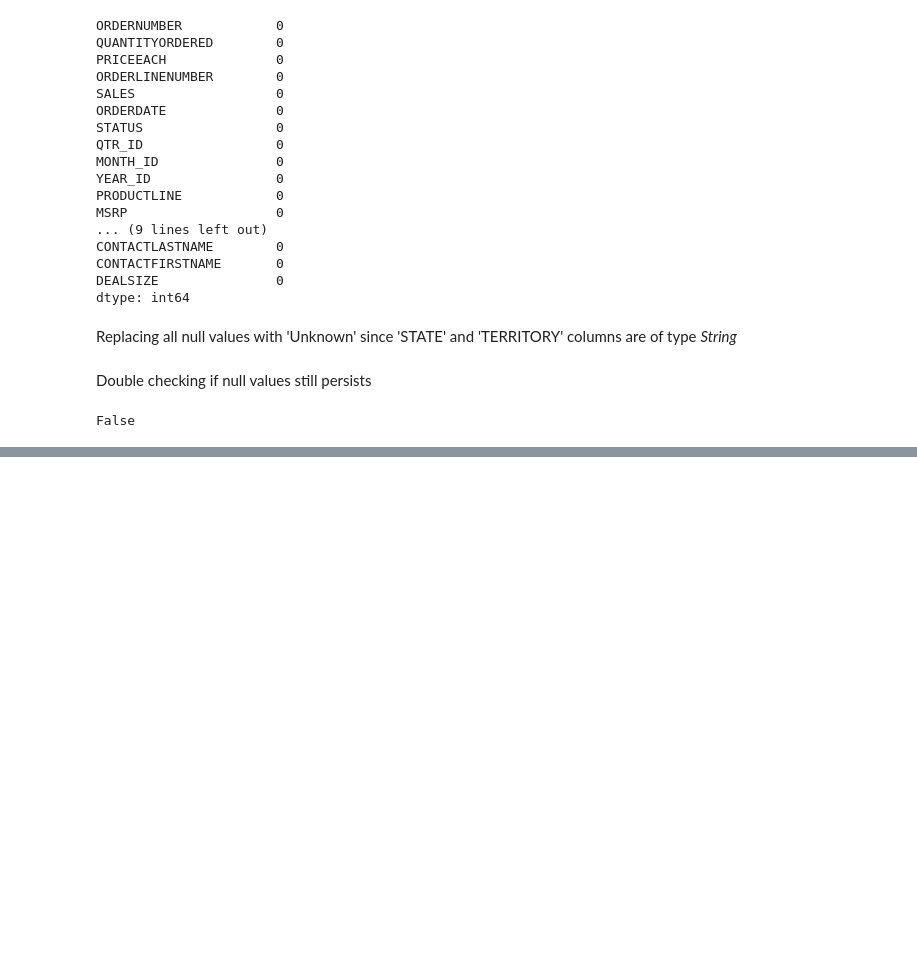
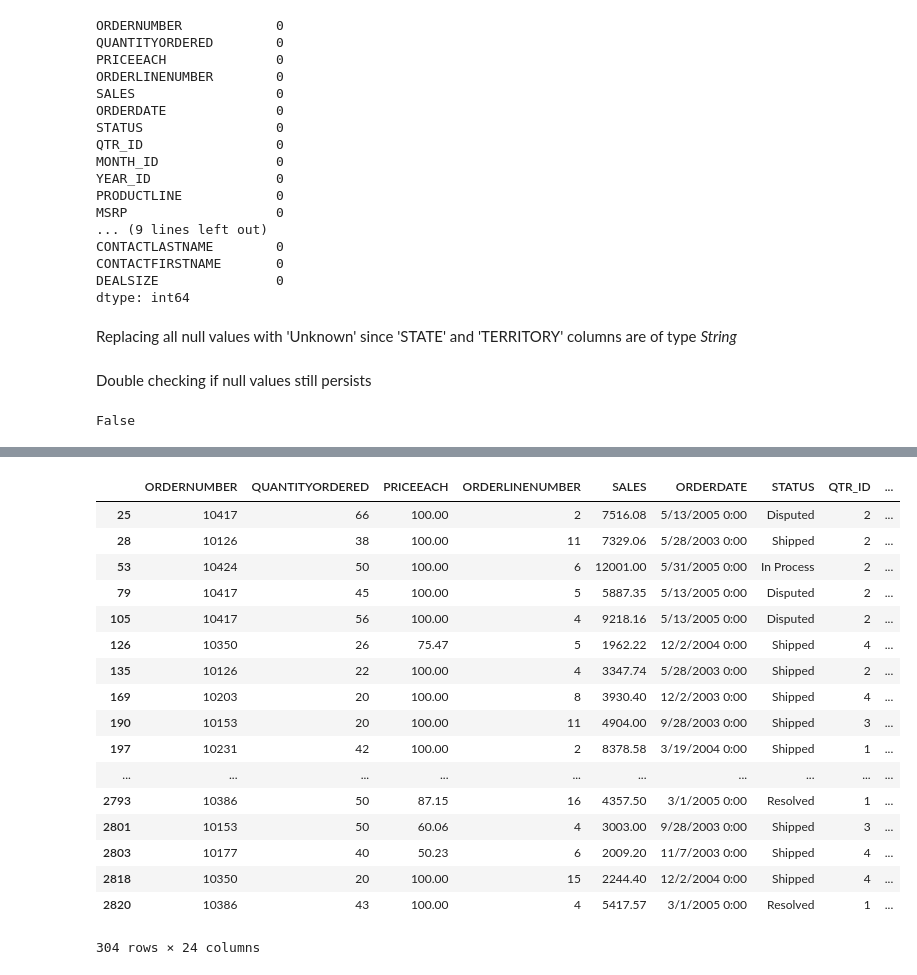
Before and after one commit to Padhma/Data-Science-Notebooks, a Jupyter notebook: Data Analysis/Pandas/Filtering DataFrame/Filtering Pandas DataFrame.ipynb, the cells around one changed output, grey strips where cells are left out. Cells and saved outputs as stored; diff of their text form; code cells hidden in the pictures; blank space fills up the shorter version.

```diff
--- a/Data Analysis/Pandas/Filtering DataFrame/Filtering Pandas DataFrame.ipynb
+++ b/Data Analysis/Pandas/Filtering DataFrame/Filtering Pandas DataFrame.ipynb
@@ -146,0 +179,21 @@ False
+# %%
+withMadridSales
+# %% [output]
+|  | ORDERNUMBER | QUANTITYORDERED | PRICEEACH | ORDERLINENUMBER | SALES | ORDERDATE | STATUS | QTR_ID | ... |
+| 25 | 10417 | 66 | 100.00 | 2 | 7516.08 | 5/13/2005 0:00 | Disputed | 2 | ... |
+| 28 | 10126 | 38 | 100.00 | 11 | 7329.06 | 5/28/2003 0:00 | Shipped | 2 | ... |
+| 53 | 10424 | 50 | 100.00 | 6 | 12001.00 | 5/31/2005 0:00 | In Process | 2 | ... |
+| 79 | 10417 | 45 | 100.00 | 5 | 5887.35 | 5/13/2005 0:00 | Disputed | 2 | ... |
+| 105 | 10417 | 56 | 100.00 | 4 | 9218.16 | 5/13/2005 0:00 | Disputed | 2 | ... |
+| 126 | 10350 | 26 | 75.47 | 5 | 1962.22 | 12/2/2004 0:00 | Shipped | 4 | ... |
+| 135 | 10126 | 22 | 100.00 | 4 | 3347.74 | 5/28/2003 0:00 | Shipped | 2 | ... |
+| 169 | 10203 | 20 | 100.00 | 8 | 3930.40 | 12/2/2003 0:00 | Shipped | 4 | ... |
+| 190 | 10153 | 20 | 100.00 | 11 | 4904.00 | 9/28/2003 0:00 | Shipped | 3 | ... |
+| 197 | 10231 | 42 | 100.00 | 2 | 8378.58 | 3/19/2004 0:00 | Shipped | 1 | ... |
+| ... | ... | ... | ... | ... | ... | ... | ... | ... | ... |
+| 2793 | 10386 | 50 | 87.15 | 16 | 4357.50 | 3/1/2005 0:00 | Resolved | 1 | ... |
+| 2801 | 10153 | 50 | 60.06 | 4 | 3003.00 | 9/28/2003 0:00 | Shipped | 3 | ... |
+| 2803 | 10177 | 40 | 50.23 | 6 | 2009.20 | 11/7/2003 0:00 | Shipped | 4 | ... |
+| 2818 | 10350 | 20 | 100.00 | 15 | 2244.40 | 12/2/2004 0:00 | Shipped | 4 | ... |
+| 2820 | 10386 | 43 | 100.00 | 4 | 5417.57 | 3/1/2005 0:00 | Resolved | 1 | ... |
+304 rows × 24 columns
```
Also changed, not shown: parts of 6 cells of this notebook.
